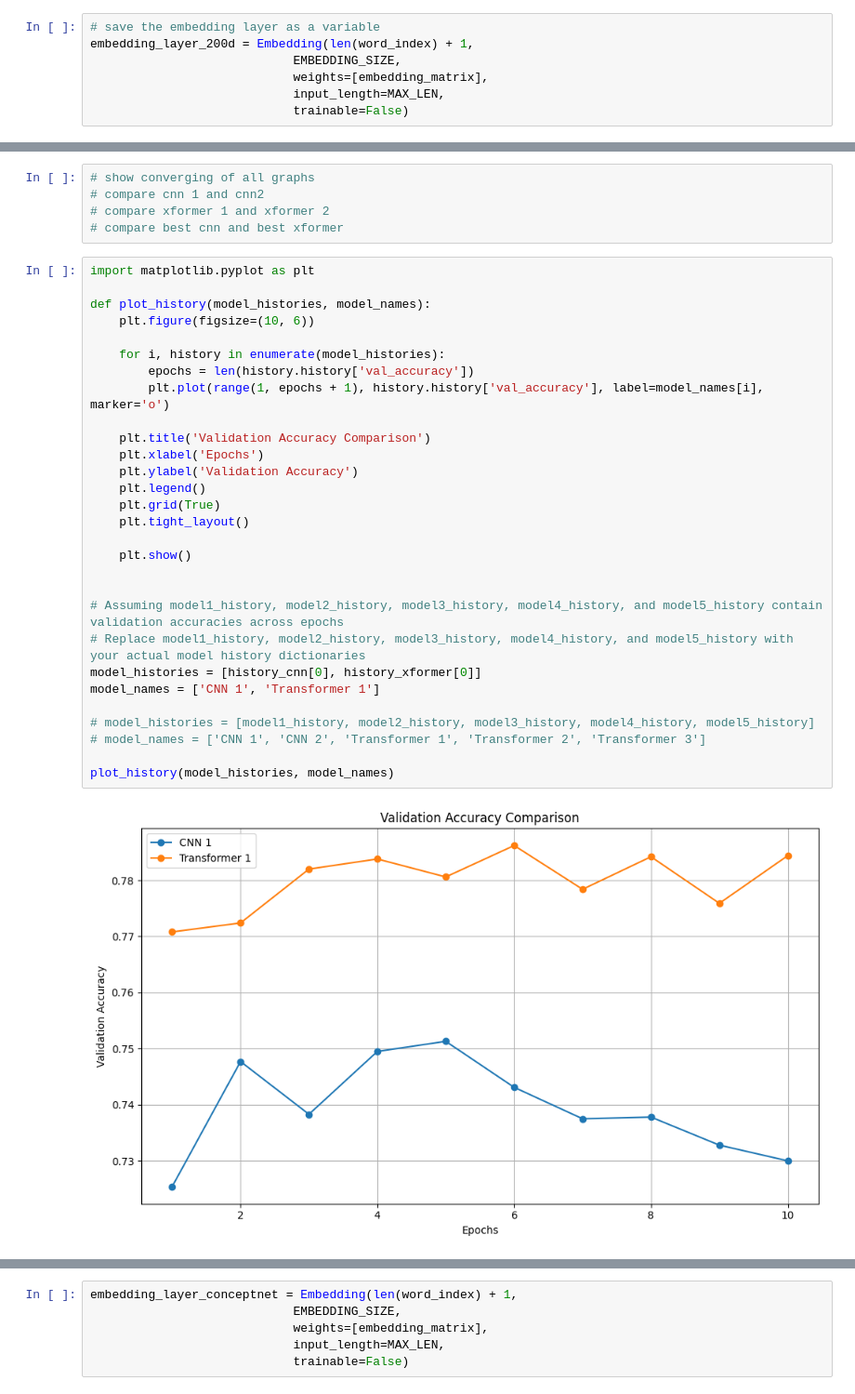
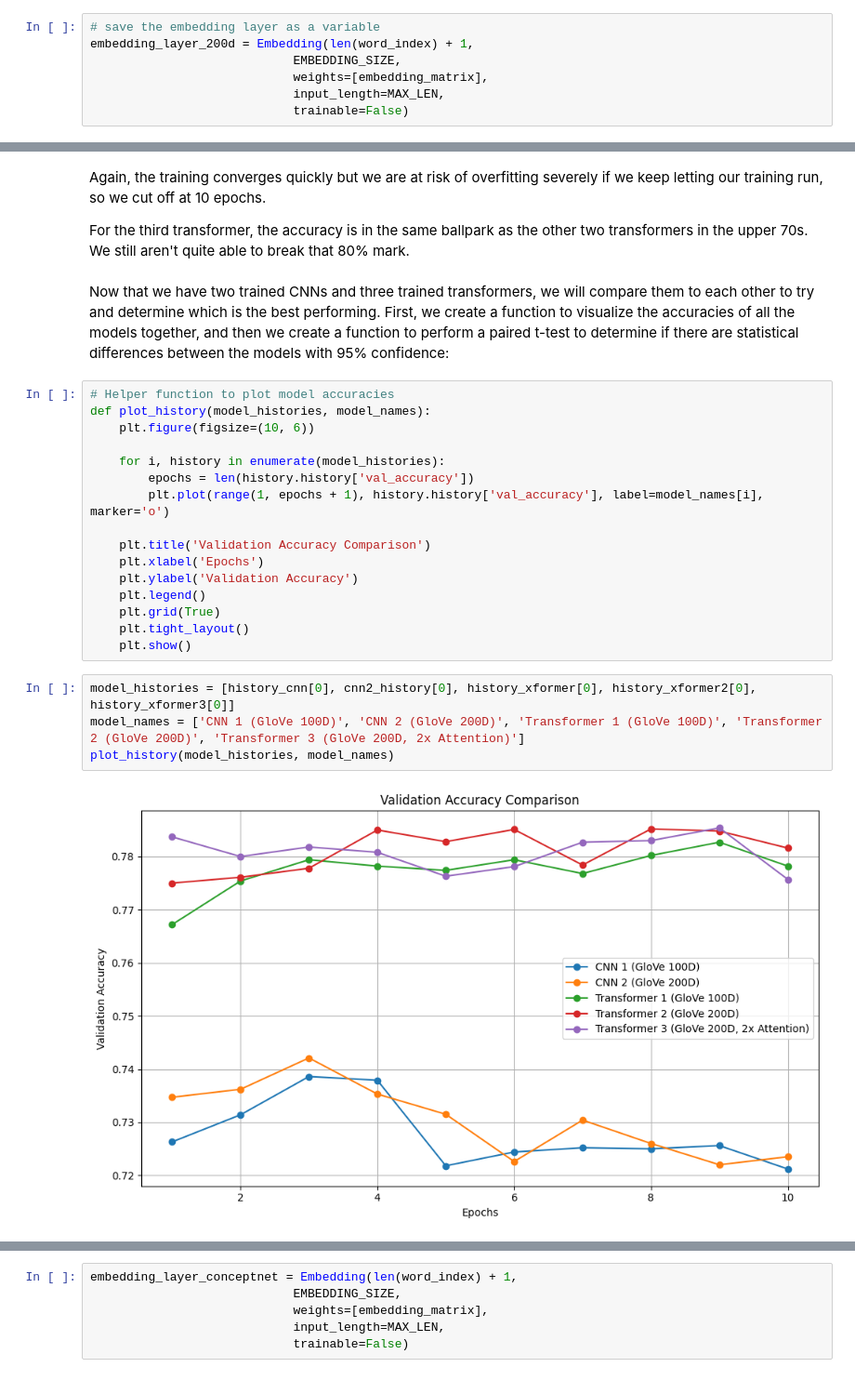
Before and after one commit to wyattsaltzman/ML-F23-Lab7, a Jupyter notebook: lab7.ipynb, the cells around one changed output, grey strips where cells are left out. Shown at 93% size. Cells and saved outputs as stored; diff of their text form.

```diff
--- a/lab7.ipynb
+++ b/lab7.ipynb
@@ -925,11 +931,11 @@ plt.show()
-# %%
-# show converging of all graphs
-# compare cnn 1 and cnn2
-# compare xformer 1 and xformer 2
-# compare best cnn and best xformer
+# %% [markdown]
+Again, the training converges quickly but we are at risk of overfitting severely if we keep letting our training run, so we cut off at 10 epochs.
+
+For the third transformer, the accuracy is in the same ballpark as the other two transformers in the upper 70s. We still aren't quite able to break that 80% mark.
+# %% [markdown]
+Now that we have two trained CNNs and three trained transformers, we will compare them to each other to try and determine which is the best performing. First, we create a function to visualize the accuracies of all the models together, and then we create a function to perform a paired t-test to determine if there are statistical differences between the models with 95% confidence:
 # %%
-import matplotlib.pyplot as plt
-
+# Helper function to plot model accuracies
 def plot_history(model_histories, model_names):
     plt.figure(figsize=(10, 6))
 
@@ -943,18 +949,10 @@ def plot_history(model_histories, model_names):
     plt.legend()
     plt.grid(True)
     plt.tight_layout()
-
     plt.show()
-
-
-# Assuming model1_history, model2_history, model3_history, model4_history, and model5_history contain validation accuracies across epochs
-# Replace model1_history, model2_history, model3_history, model4_history, and model5_history with your actual model history dictionaries
-model_histories = [history_cnn[0], history_xformer[0]]
-model_names = ['CNN 1', 'Transformer 1']
-
-# model_histories = [model1_history, model2_history, model3_history, model4_history, model5_history]
-# model_names = ['CNN 1', 'CNN 2', 'Transformer 1', 'Transformer 2', 'Transformer 3']
-
-plot_history(model_histories, model_names)
-# %% [output]
-[figure, removed]
+# %%
+model_histories = [history_cnn[0], cnn2_history[0], history_xformer[0], history_xformer2[0], history_xformer3[0]]
+model_names = ['CNN 1 (GloVe 100D)', 'CNN 2 (GloVe 200D)', 'Transformer 1 (GloVe 100D)', 'Transformer 2 (GloVe 200D)', 'Transformer 3 (GloVe 200D, 2x Attention)']
+plot_history(model_histories, model_names)
+# %% [output]
+[figure, added]
```
Also changed, not shown: parts of 73 cells of this notebook.
